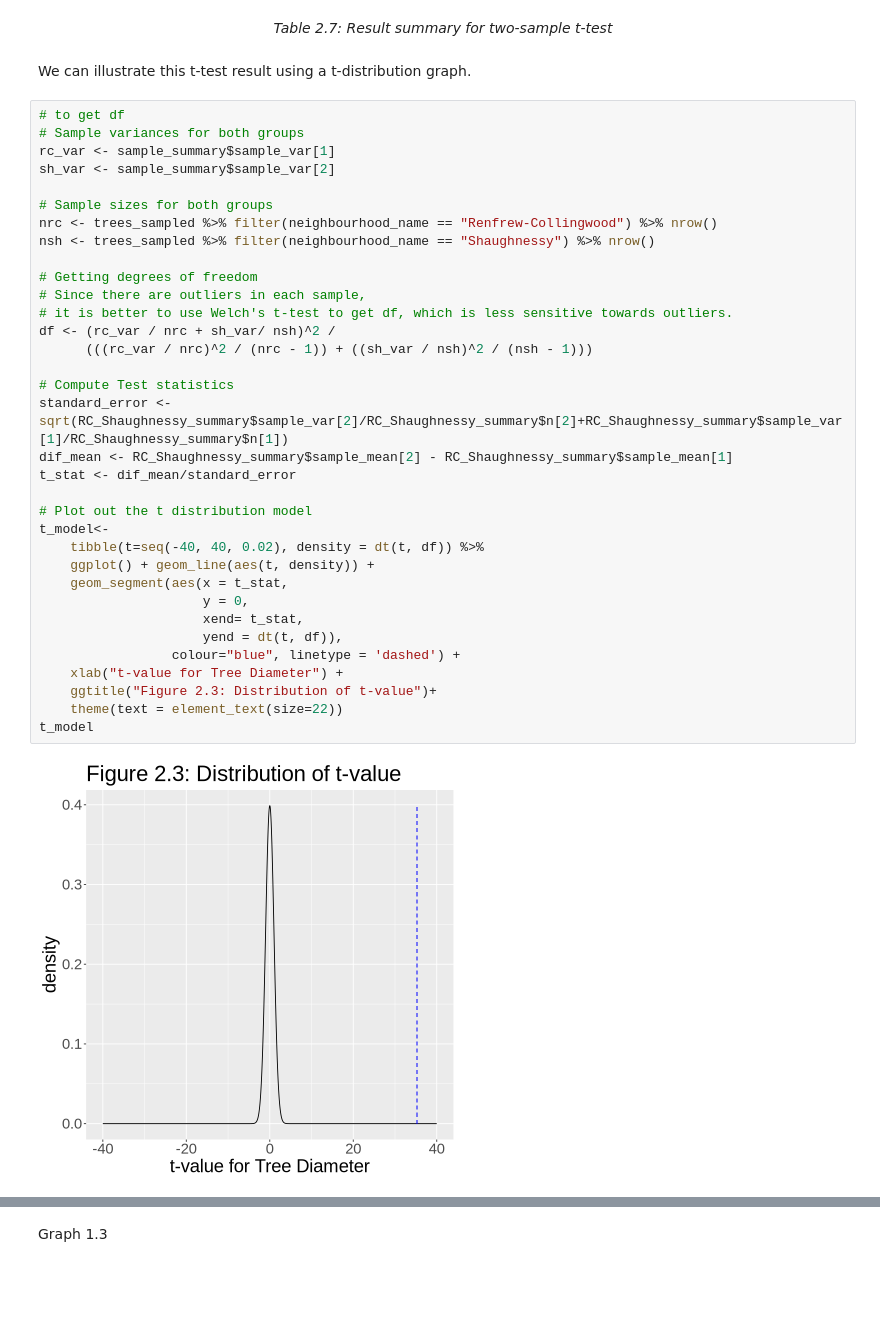
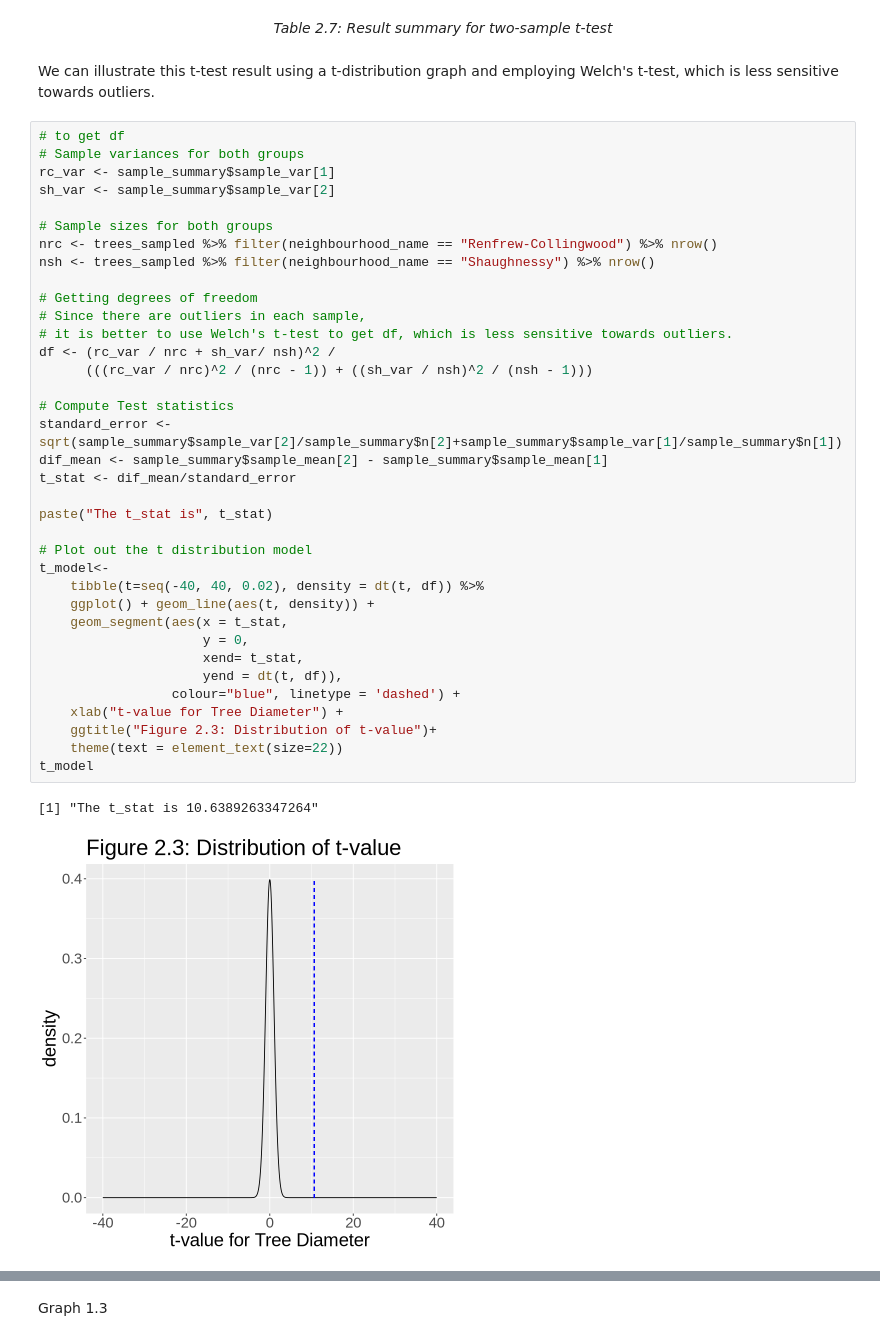
Before and after one commit to eshuaiii/stat-201-2023w1-group-50, a Jupyter notebook: 50_project_report.ipynb, the cells around one changed output, grey strips where cells are left out. Drawn from its saved outputs; the diff is of its cells as text; blank space fills up the shorter version.

```diff
--- a/50_project_report.ipynb
+++ b/50_project_report.ipynb
@@ -523,41 +527,44 @@ A tibble: 1 × 10
 # %% [markdown]
 <center><em>Table 2.7: Result summary for two-sample t-test</em></center>
 # %% [markdown]
-We can illustrate this t-test result using a t-distribution graph.
+We can illustrate this t-test result using a t-distribution graph and employing Welch's t-test, which is less sensitive towards outliers.
 # %%
 # to get df
 # Sample variances for both groups
 rc_var <- sample_summary$sample_var[1]
 sh_var <- sample_summary$sample_var[2]
 
 # Sample sizes for both groups
 nrc <- trees_sampled %>% filter(neighbourhood_name == "Renfrew-Collingwood") %>% nrow()
 nsh <- trees_sampled %>% filter(neighbourhood_name == "Shaughnessy") %>% nrow()
 
 # Getting degrees of freedom
 # Since there are outliers in each sample,
 # it is better to use Welch's t-test to get df, which is less sensitive towards outliers.
 df <- (rc_var / nrc + sh_var/ nsh)^2 /
       (((rc_var / nrc)^2 / (nrc - 1)) + ((sh_var / nsh)^2 / (nsh - 1)))
 
 # Compute Test statistics
-standard_error <-  sqrt(RC_Shaughnessy_summary$sample_var[2]/RC_Shaughnessy_summary$n[2]+RC_Shaughnessy_summary$sample_var[1]/RC_Shaughnessy_summary$n[1])
-dif_mean <- RC_Shaughnessy_summary$sample_mean[2] - RC_Shaughnessy_summary$sample_mean[1]
+standard_error <-  sqrt(sample_summary$sample_var[2]/sample_summary$n[2]+sample_summary$sample_var[1]/sample_summary$n[1])
+dif_mean <- sample_summary$sample_mean[2] - sample_summary$sample_mean[1]
 t_stat <- dif_mean/standard_error
+
+paste("The t_stat is", t_stat)
 
 # Plot out the t distribution model
 t_model<-
     tibble(t=seq(-40, 40, 0.02), density = dt(t, df)) %>%
     ggplot() + geom_line(aes(t, density)) +
     geom_segment(aes(x = t_stat,
                      y = 0,
                      xend= t_stat,
                      yend = dt(t, df)),
                  colour="blue", linetype = 'dashed') +
     xlab("t-value for Tree Diameter") +
     ggtitle("Figure 2.3: Distribution of t-value")+
     theme(text = element_text(size=22))
 t_model
 # %% [output]
+[1] "The t_stat is 10.6389263347264"
-[figure, old version]
+[figure, new version]
 # %% [markdown]
```
Also changed, not shown: parts of 31 cells of this notebook.
